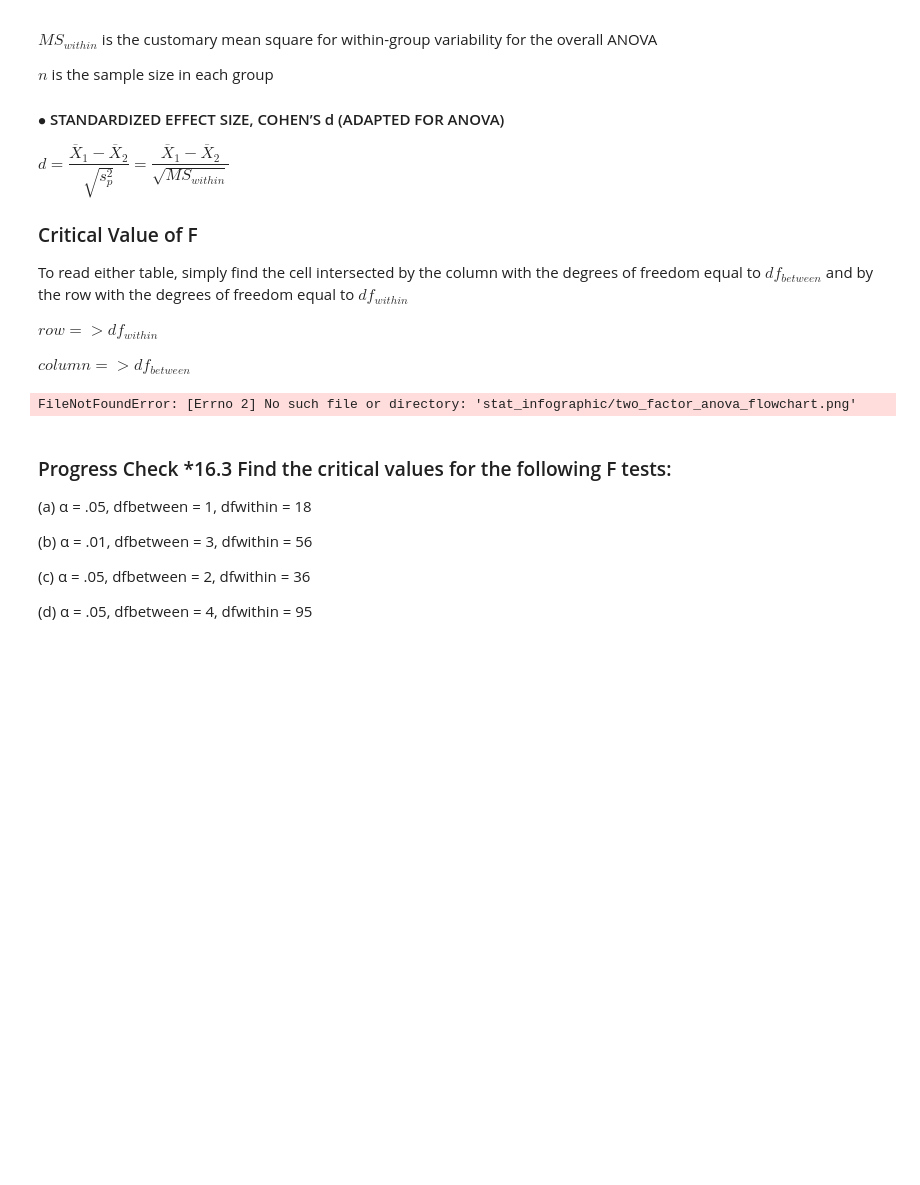
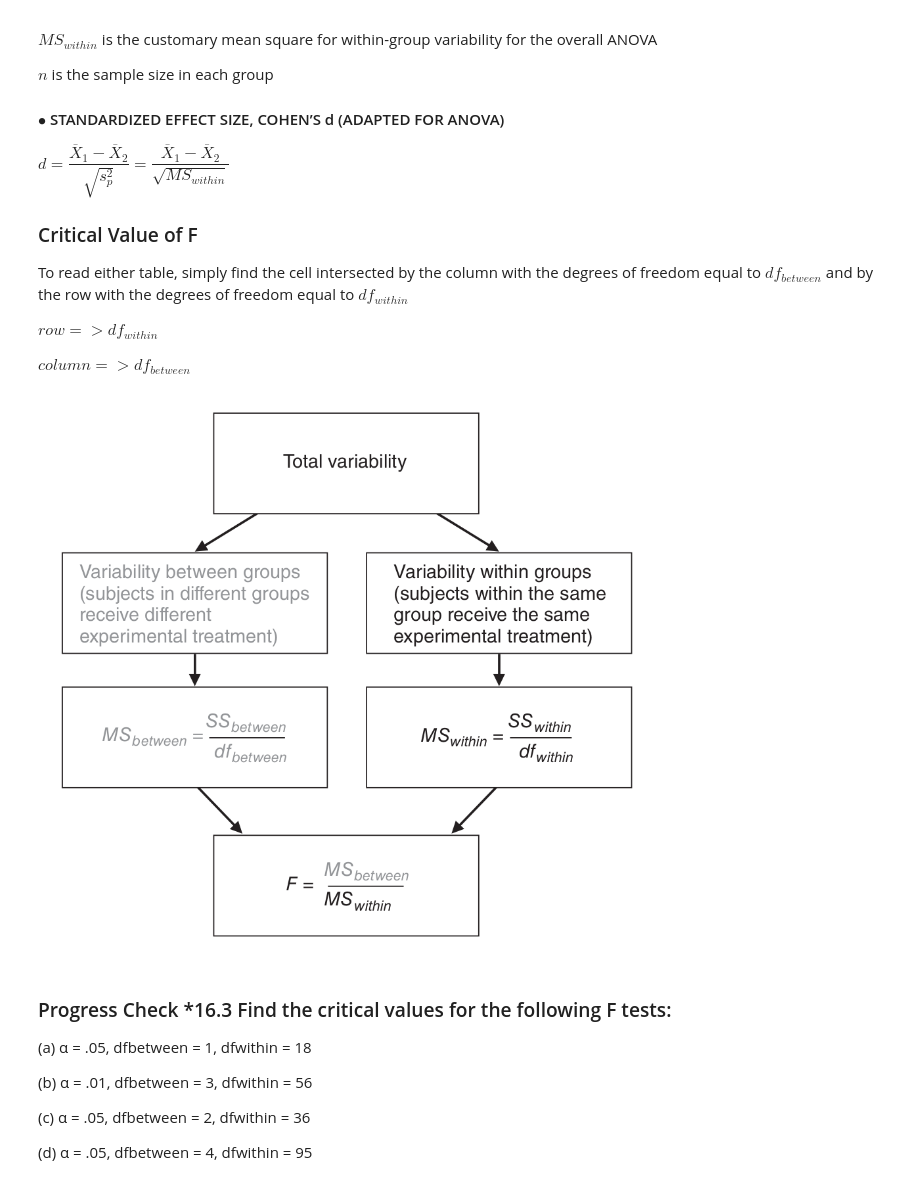
Before and after one commit to carleyeshield21/StatisticsDataScience, a Jupyter notebook: Statistics_Training/Statistics_Witte/Statistics_Analysis_of_Variance_(One Factor).ipynb, the cells around one changed output. Drawn from its saved outputs; the diff is of its cells as text; code cells hidden in the pictures; blank space fills up the shorter version.

```diff
--- a/Statistics_Training/Statistics_Witte/Statistics_Analysis_of_Variance_(One Factor).ipynb
+++ b/Statistics_Training/Statistics_Witte/Statistics_Analysis_of_Variance_(One Factor).ipynb
@@ -177,9 +177,9 @@ $column => df_{between}$
 # %%
 from IPython.display import Image
 # Image(filename='stat_infographic/Anova.png')
-Image(filename='stat_infographic/two_factor_anova_flowchart.png')
+Image(filename='stat_infographic/Anova.png')
 # %% [output]
-FileNotFoundError: [Errno 2] No such file or directory: 'stat_infographic/two_factor_anova_flowchart.png'
+[figure, added]
 # %% [markdown]
 ### Progress Check *16.3 Find the critical values for the following F tests:
 (a) α = .05, dfbetween = 1, dfwithin = 18
```
Also changed, not shown: 1 other file.
